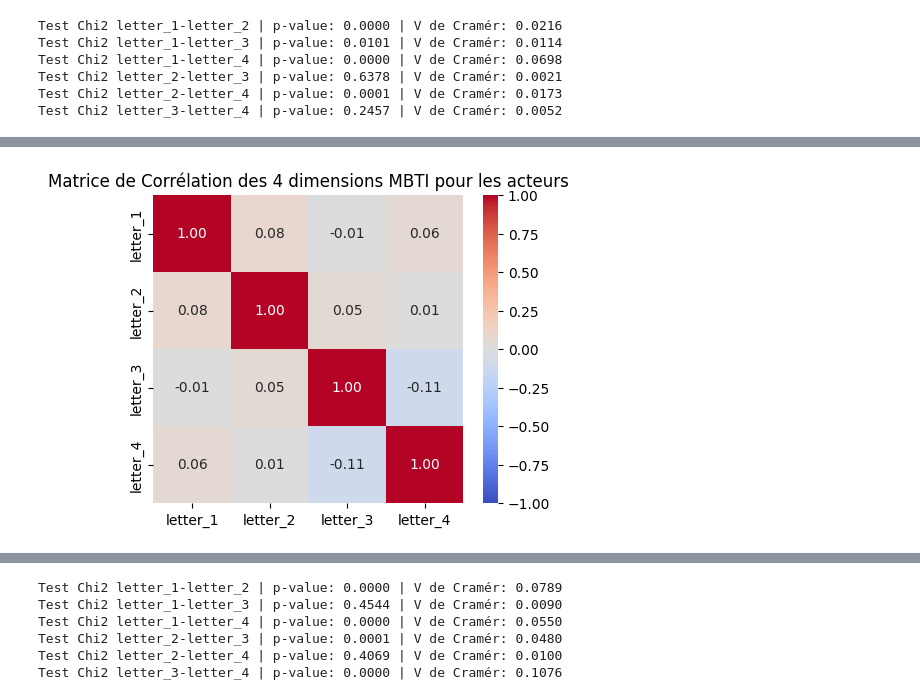
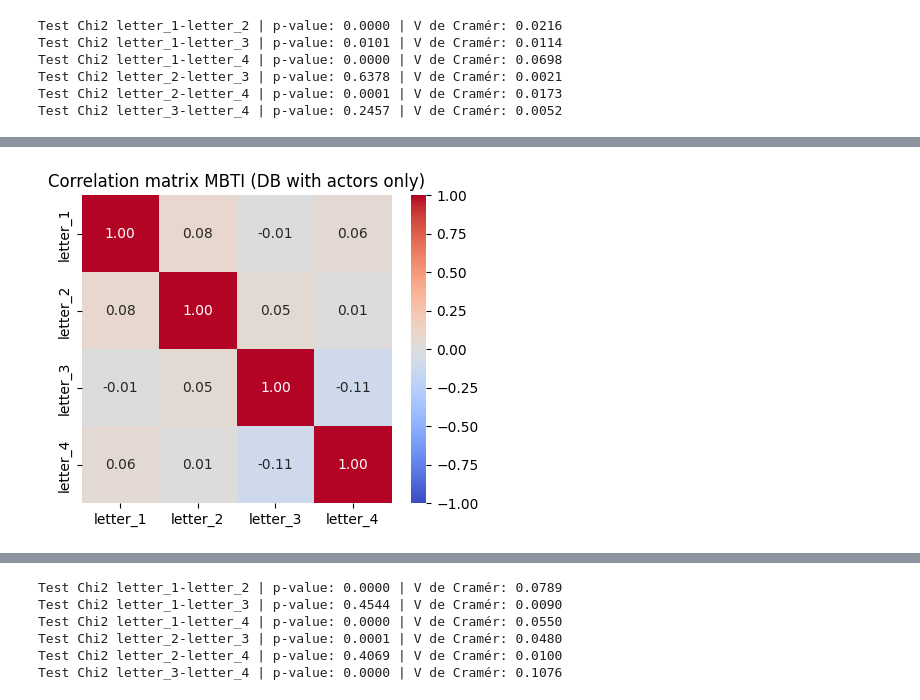
Before and after one commit to DavidGabrielPapa/TheseDeMaster, a Jupyter notebook: mbti.ipynb, the cells around one changed output, grey strips where cells are left out. Saved outputs shown, nothing was run; the diff lists cells and outputs as text; code cells hidden in the pictures.

Commit message:
clean code + start analyse graph

```diff
--- a/mbti.ipynb
+++ b/mbti.ipynb
@@ -33,12 +43,3 @@ credits  = pd.read_csv(file_path_credits)
 
 # Faire la jointure sur movie_id (credits) et id (movies)
 data = movies.merge(credits, left_on='id', right_on='movie_id', how='inner')
-
-"""print(data.shape)
-col = data.columns.tolist()
-for i in range(0, len(col), 5) :
-    if (i + 5 <= len(col)) :
-        print(col[i : i + 5])
-    else :
-        print(col[i:])
-print(data.head())"""
@@ -407,24 +543,24 @@ Distribution 4eme lettre (P/J) :
 # %%
-# 1. Définir le mapping pour transformer les lettres en chiffres (0 ou 1)
+# Mapping to transform letters into numbers
 mapping = {'letter_1': {'E': 1, 'I': 0},
             'letter_2': {'N': 1, 'S': 0},
             'letter_3': {'F': 1, 'T': 0},
             'letter_4': {'P': 1, 'J': 0}}
 
-# 2. Créer une copie des colonnes pour le calcul
+# Copy to calculate
 actors_mbti_numeric = actors_mbti[['letter_1', 'letter_2', 'letter_3', 'letter_4']].copy()
 
-# Appliquer le mapping
+# Apply mapping
 for col, map_dict in mapping.items() :
     actors_mbti_numeric[col] = actors_mbti_numeric[col].map(map_dict)
 
-# 3. Calculer la matrice de corrélation
+# Correlation matrix
 corr_matrix_actors = actors_mbti_numeric.corr()
 
-# 4. Affichage avec une Heatmap (carte de chaleur)
+# Heatmap
 plt.figure(figsize=(5, 4))
 sns.heatmap(corr_matrix_actors, annot=True, cmap='coolwarm', fmt=".2f", vmin=-1, vmax=1, center=0)
-plt.title("Matrice de Corrélation des 4 dimensions MBTI pour les acteurs")
+plt.title("Correlation matrix MBTI (DB with actors only)")
 plt.show()
 # %% [output]
-[figure, old version]
+[figure, new version]
```
Also changed, not shown: parts of 61 cells of this notebook, 2 other files.
